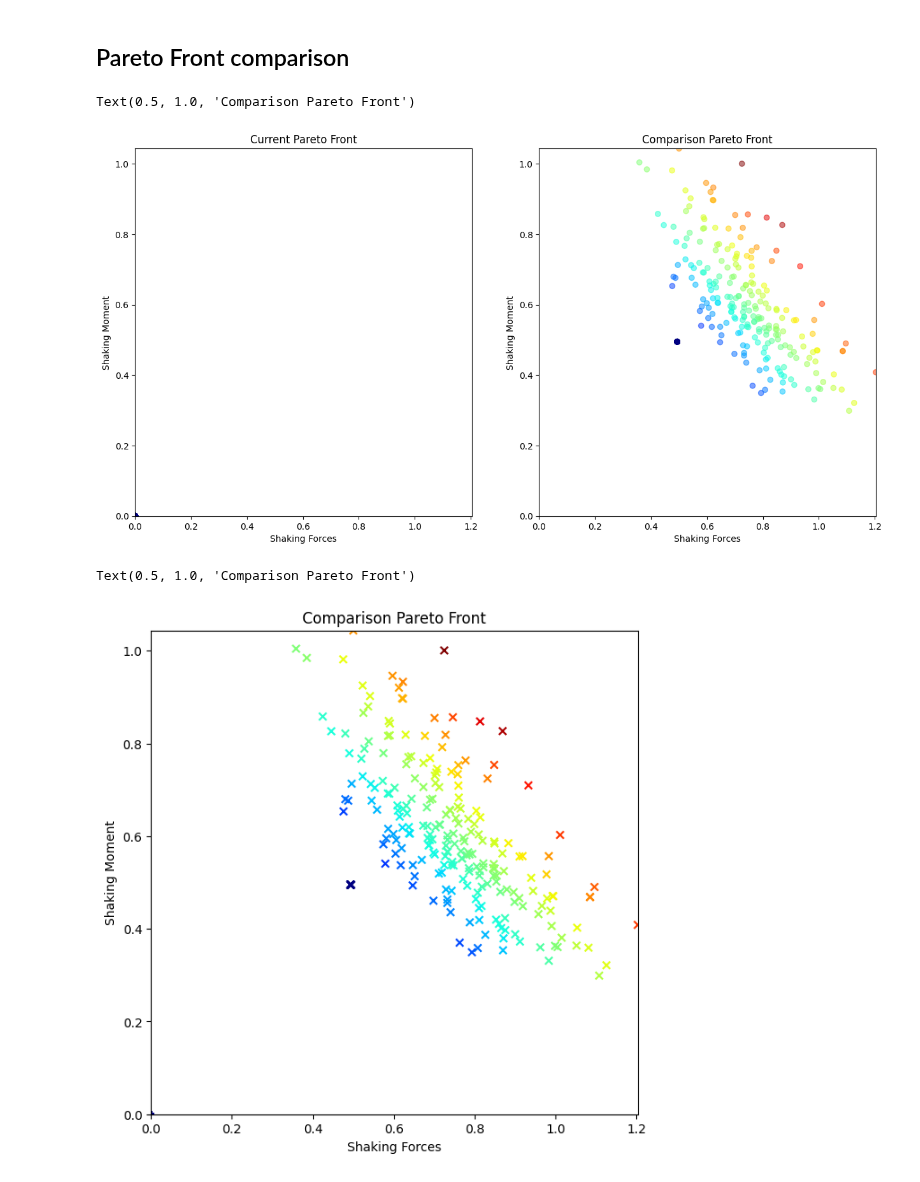
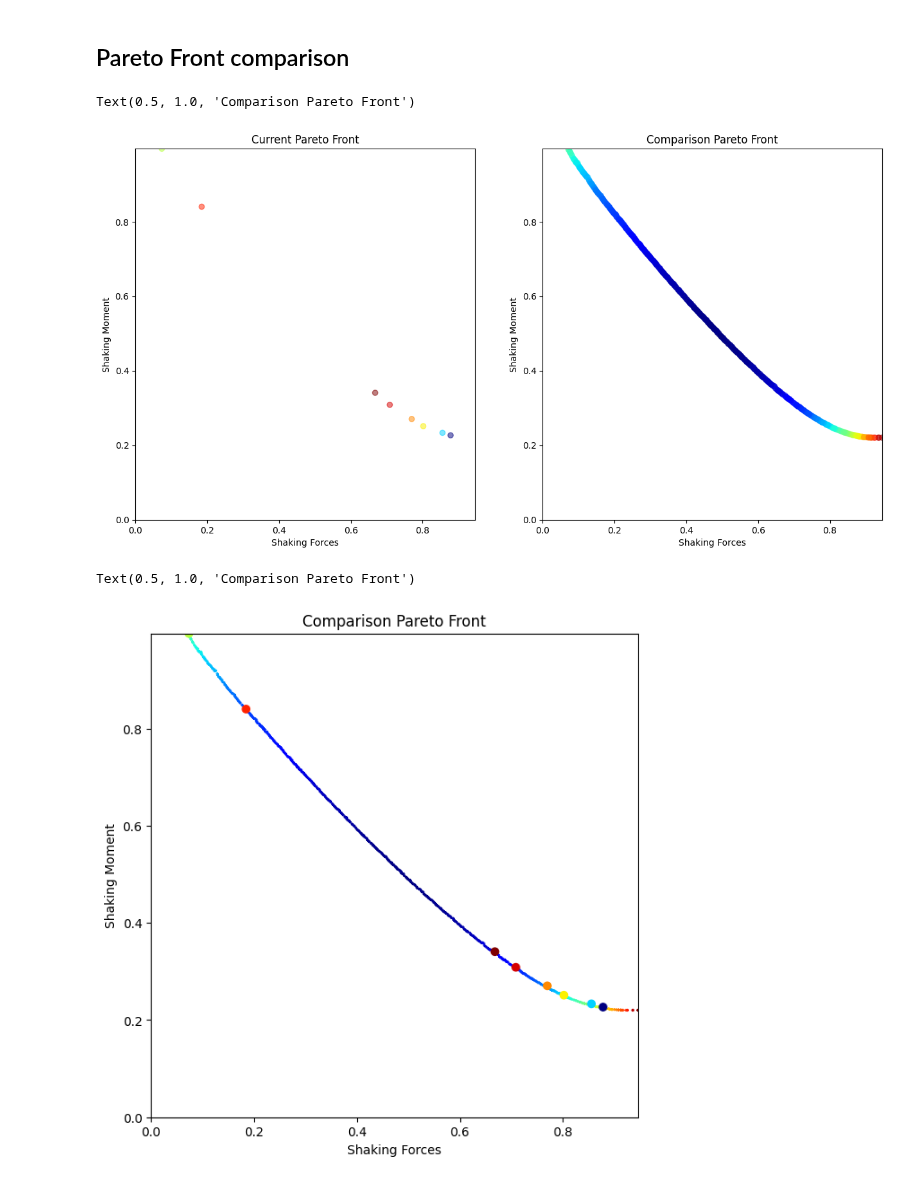
Before and after one commit to LuisR-jpg/Artificial-Intelligence---UP, a Jupyter notebook: Courses and Miscellaneous/Research/MechanismBalancing/GraphicalAnalysis.ipynb, the cells around one changed output. Drawn from its saved outputs; the diff is of its cells as text; code cells hidden in the pictures.

```diff
--- a/Courses and Miscellaneous/Research/MechanismBalancing/GraphicalAnalysis.ipynb
+++ b/Courses and Miscellaneous/Research/MechanismBalancing/GraphicalAnalysis.ipynb
@@ -34,12 +34,17 @@ samples = np.loadtxt("1674756309Population.txt")
 fitness = np.loadtxt("1674756309Fitness.txt")
 shForces = np.loadtxt("1674756309ShForces.txt")
 shMoments = np.loadtxt("1674756309ShMoments.txt")
-"""
-# 114 crazy estimations with a random alpha
+# 114 crazy estimations with a random uniform alpha (0 pairs below 1)
 samples = np.loadtxt("1675557893Population.txt")
 fitness = np.loadtxt("1675557893Fitness.txt")
 shForces = np.loadtxt("1675557893ShForces.txt")
 shMoments = np.loadtxt("1675557893ShMoments.txt")
+"""
+# 114 crazy estimations with a random uniform alpha (0 pairs below 1)
+samples = np.loadtxt("1675633747Population.txt")
+fitness = np.loadtxt("1675633747Fitness.txt")
+shForces = np.loadtxt("1675633747ShForces.txt")
+shMoments = np.loadtxt("1675633747ShMoments.txt")
 
 print(samples.shape)
 print(fitness.shape)
@@ -367,11 +377,13 @@ Text(0, 0.5, 'Shaking Moment')
 # %% [markdown]
 ## Pareto Front comparison
 # %%
-fitnessTwo = np.loadtxt("1671988185Fitness.txt")
-shForcesTwo = np.loadtxt("1671988185ShForces.txt")
-shMomentsTwo = np.loadtxt("1671988185ShMoments.txt")
-optimalTwo = np.where(fitnessTwo < 1)[0]
+fitnessTwo = np.loadtxt("1674756309Fitness.txt")
+shForcesTwo = np.loadtxt("1674756309ShForces.txt")
+shMomentsTwo = np.loadtxt("1674756309ShMoments.txt")
 
+aTwo = shForcesTwo < 1
+bTwo = shMomentsTwo < 1
+optimalTwo = np.logical_and(aTwo, bTwo)
 
 plt.figure(figsize = (15, 7.5))
 
@@ -392,17 +404,18 @@ plt.ylabel("Shaking Moment")
 plt.title("Comparison Pareto Front")
 # %% [output]
 Text(0.5, 1.0, 'Comparison Pareto Front')
-[figure, old version]
+[figure, new version]
 # %%
 plt.figure(figsize = (7, 7))
 
 plt.xlim(0, np.max([np.max([shForces[optimal]]), np.max([shForcesTwo[optimalTwo]])]))
 plt.ylim(0, np.max([np.max([shMoments[optimal]]), np.max([shMomentsTwo[optimalTwo]])]))
-plt.scatter(shForces[optimal], shMoments[optimal], c = fitness[optimal], cmap = "jet", marker = '+')
-plt.scatter(shForcesTwo[optimalTwo], shMomentsTwo[optimalTwo], c = fitnessTwo[optimalTwo], cmap = "jet", marker="x")
+plt.scatter(shForcesTwo[optimalTwo], shMomentsTwo[optimalTwo], c = fitnessTwo[optimalTwo], cmap = "jet", marker="x", s = 2)
+#plt.scatter(shForcesTwo[optimalTwo], shMomentsTwo[optimalTwo])
+plt.scatter(shForces[optimal], shMoments[optimal], c = fitness[optimal], cmap = "jet", marker = 'o')
 plt.xlabel("Shaking Forces")
 plt.ylabel("Shaking Moment")
 plt.title("Comparison Pareto Front")
 # %% [output]
 Text(0.5, 1.0, 'Comparison Pareto Front')
-[figure, old version]
+[figure, new version]
```
Also changed, not shown: parts of 15 cells of this notebook, 7 other files.
